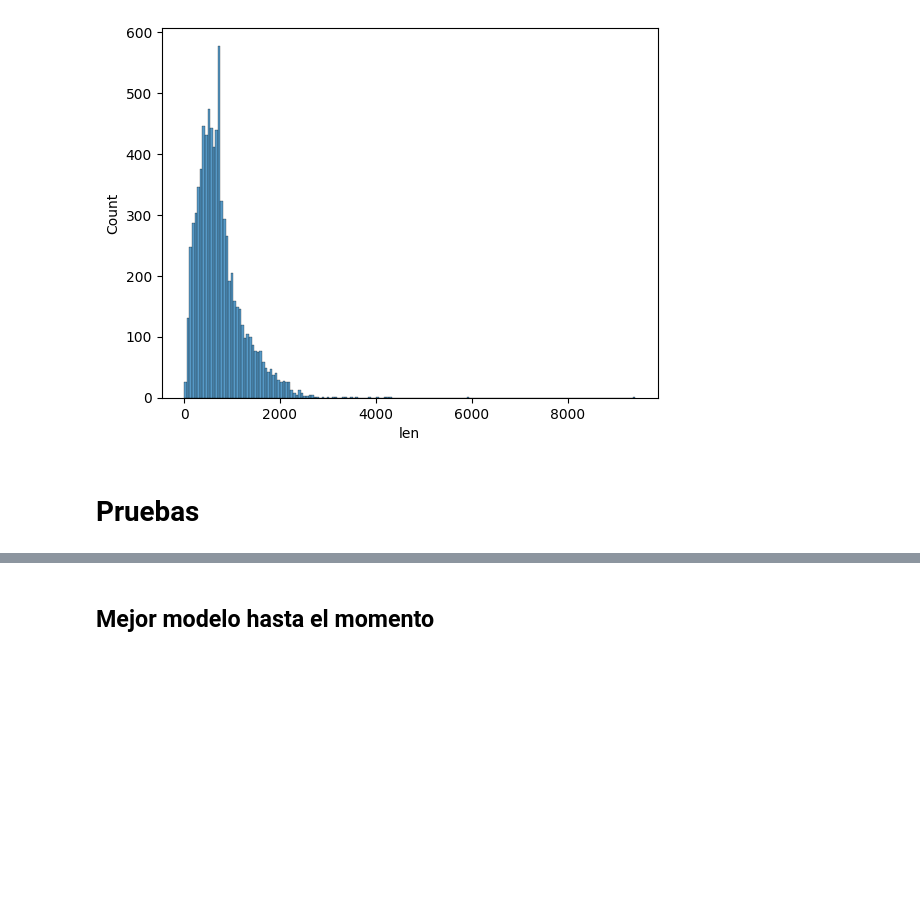
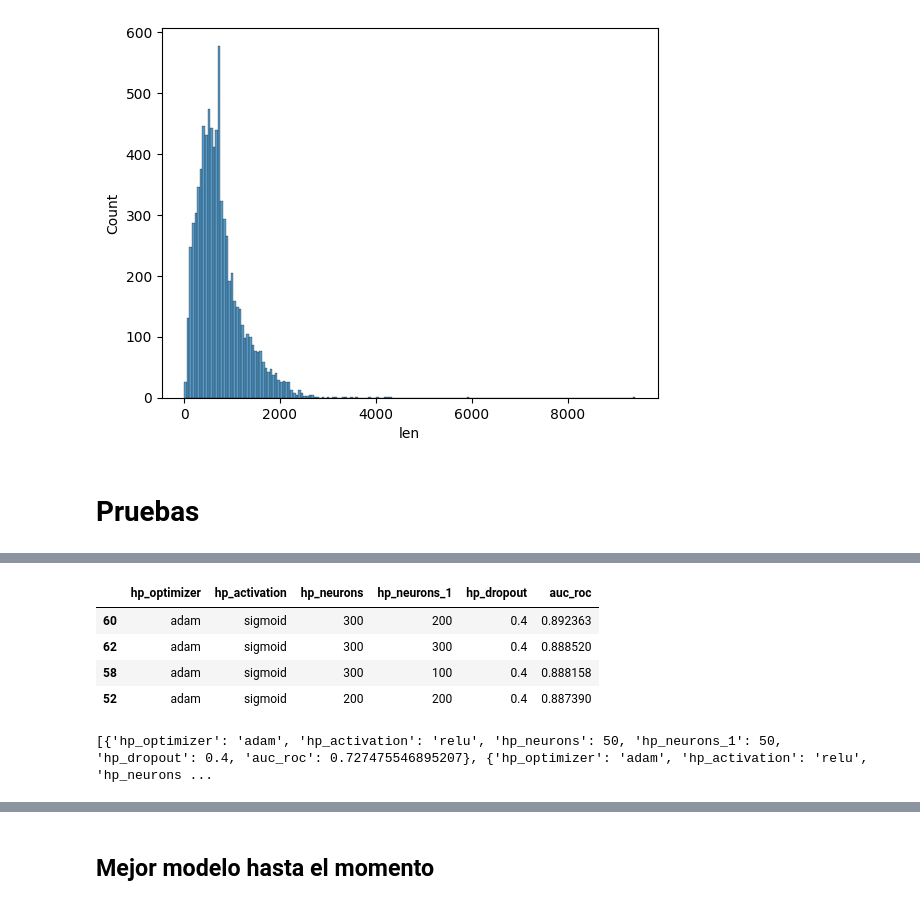
Before and after one commit to diegoalejop/MIAD_NLP_2024, a Jupyter notebook: Modelo_Final_NN_Competencia.ipynb, the cells around one changed output, grey strips where cells are left out. Drawn from its saved outputs; the diff is of its cells as text; code cells hidden in the pictures; blank space fills up the shorter version.

```diff
--- a/Modelo_Final_NN_Competencia.ipynb
+++ b/Modelo_Final_NN_Competencia.ipynb
@@ -257,0 +273,27 @@ print('Los mejores parametros segun Randomnized Search:', rs.best_params_)
+# %%
+parametros_df_total = pd.DataFrame(resultados_auc)
+# Separar los parámetros del auc_roc
+parametros_df = pd.json_normalize(parametros_df_total['params'])
+parametros_df['auc_roc'] = parametros_df_total['auc_roc']
+parametros_df = parametros_df.sort_values(by='auc_roc', ascending=False)
+parametros_df.head(4)
+# %% [output]
+|  | hp_optimizer | hp_activation | hp_neurons | hp_neurons_1 | hp_dropout | auc_roc |
+| 60 | adam | sigmoid | 300 | 200 | 0.4 | 0.892363 |
+| 62 | adam | sigmoid | 300 | 300 | 0.4 | 0.888520 |
+| 58 | adam | sigmoid | 300 | 100 | 0.4 | 0.888158 |
+| 52 | adam | sigmoid | 200 | 200 | 0.4 | 0.887390 |
+# %%
+# Lista para almacenar los resultados
+result_list = []
+
+# Iterar sobre la lista de datos
+for data in resultados_auc:
+    params_data = data['params']
+    params_data['auc_roc'] = data['auc_roc']
+    result_list.append(params_data)
+
+# Mostrar la lista combinada
+print(result_list)
+# %% [output]
+[{'hp_optimizer': 'adam', 'hp_activation': 'relu', 'hp_neurons': 50, 'hp_neurons_1': 50, 'hp_dropout': 0.4, 'auc_roc': 0.727475546895207}, {'hp_optimizer': 'adam', 'hp_activation': 'relu', 'hp_neurons ...
```
Also changed, not shown: parts of 16 cells of this notebook.
